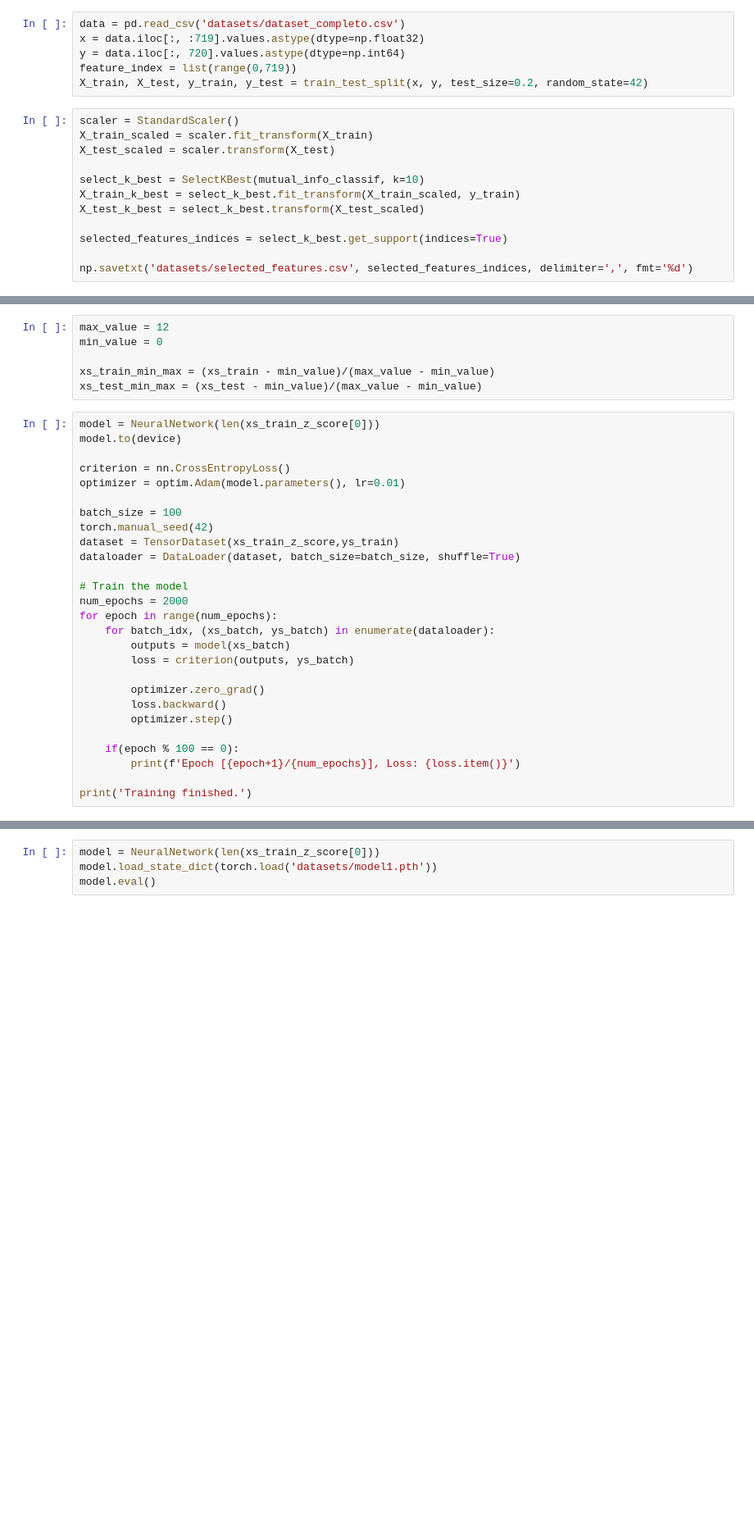
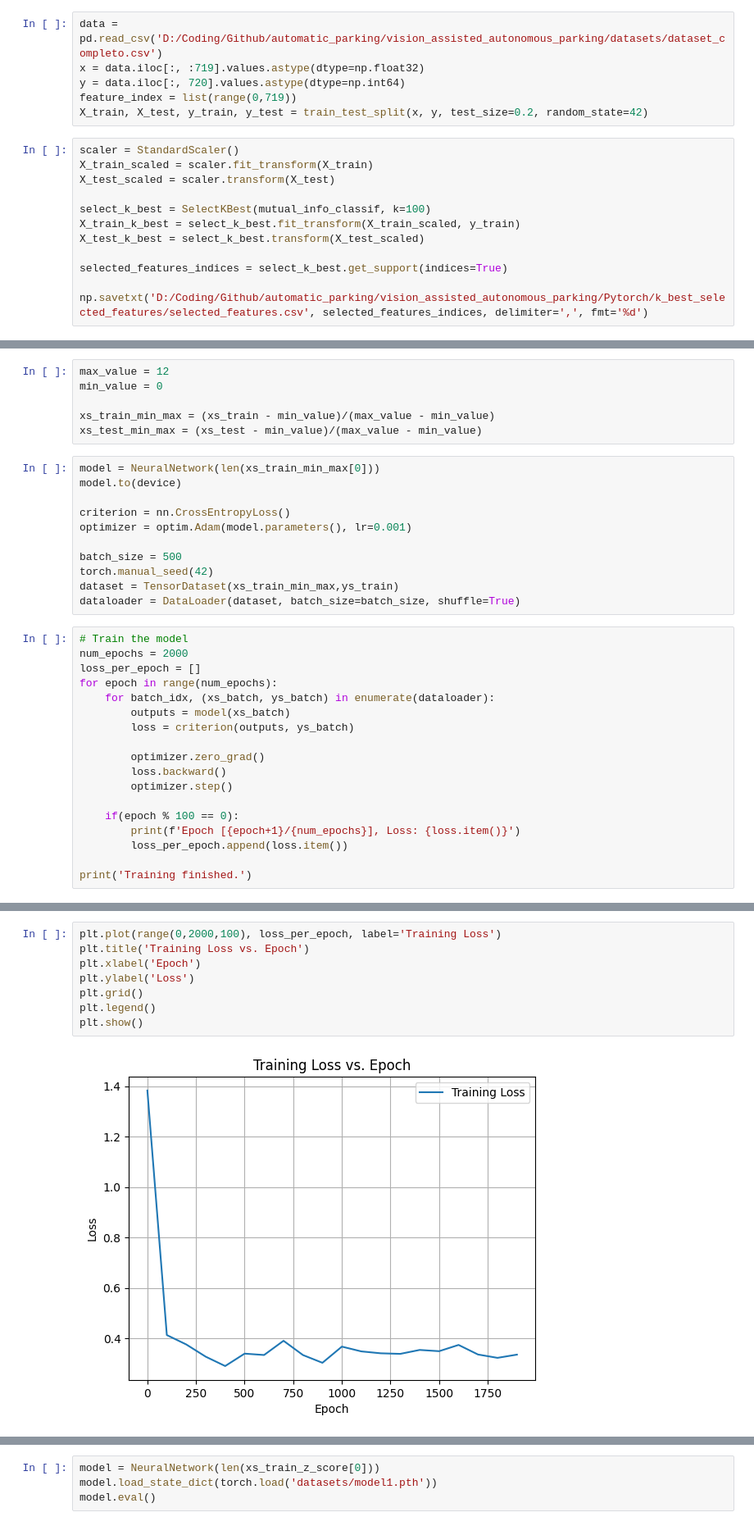
Before and after one commit to Gabeinstein/USFQ-Vision_Assisted_Autonomous_Parking, a Jupyter notebook: Pytorch/model.ipynb, the cells around one changed output, grey strips where cells are left out. Shown: that part at 82% size. Drawn from its saved outputs; the diff is of its cells as text; blank space fills up the shorter version.

```diff
--- a/Pytorch/model.ipynb
+++ b/Pytorch/model.ipynb
@@ -24,7 +25,7 @@ class NeuralNetwork(nn.Module):
 
         return x
 # %%
-data = pd.read_csv('datasets/dataset_completo.csv')
+data = pd.read_csv('D:/Coding/Github/automatic_parking/vision_assisted_autonomous_parking/datasets/dataset_completo.csv')
 x = data.iloc[:, :719].values.astype(dtype=np.float32)
 y = data.iloc[:, 720].values.astype(dtype=np.int64)
 feature_index = list(range(0,719))
@@ -34,10 +35,10 @@ scaler = StandardScaler()
 X_train_scaled = scaler.fit_transform(X_train)
 X_test_scaled = scaler.transform(X_test)
 
-select_k_best = SelectKBest(mutual_info_classif, k=10)
+select_k_best = SelectKBest(mutual_info_classif, k=100)
 X_train_k_best = select_k_best.fit_transform(X_train_scaled, y_train)
 X_test_k_best = select_k_best.transform(X_test_scaled)
 
 selected_features_indices = select_k_best.get_support(indices=True)
 
-np.savetxt('datasets/selected_features.csv', selected_features_indices, delimiter=',', fmt='%d')
+np.savetxt('D:/Coding/Github/automatic_parking/vision_assisted_autonomous_parking/Pytorch/k_best_selected_features/selected_features.csv', selected_features_indices, delimiter=',', fmt='%d')
@@ -65,20 +64,21 @@ min_value = 0
 
 xs_train_min_max = (xs_train - min_value)/(max_value - min_value)
 xs_test_min_max = (xs_test - min_value)/(max_value - min_value)
+# %%
+model = NeuralNetwork(len(xs_train_min_max[0]))
+model.to(device)
+
+criterion = nn.CrossEntropyLoss()
+optimizer = optim.Adam(model.parameters(), lr=0.001)
+
+batch_size = 500
+torch.manual_seed(42)
+dataset = TensorDataset(xs_train_min_max,ys_train)
+dataloader = DataLoader(dataset, batch_size=batch_size, shuffle=True)
 # %%
-model = NeuralNetwork(len(xs_train_z_score[0]))
-model.to(device)
-
-criterion = nn.CrossEntropyLoss()
-optimizer = optim.Adam(model.parameters(), lr=0.01)
-
-batch_size = 100
-torch.manual_seed(42)
-dataset = TensorDataset(xs_train_z_score,ys_train)
-dataloader = DataLoader(dataset, batch_size=batch_size, shuffle=True)
-
 # Train the model
 num_epochs = 2000
+loss_per_epoch = []
 for epoch in range(num_epochs):
     for batch_idx, (xs_batch, ys_batch) in enumerate(dataloader):
         outputs = model(xs_batch)
@@ -90,6 +90,7 @@ for epoch in range(num_epochs):
 
     if(epoch % 100 == 0):
         print(f'Epoch [{epoch+1}/{num_epochs}], Loss: {loss.item()}')
+        loss_per_epoch.append(loss.item())
 
 print('Training finished.')
 # %% [output]
@@ -126,3 +127,13 @@ Accuracy: 0.9976019184652278
+# %%
+plt.plot(range(0,2000,100), loss_per_epoch, label='Training Loss')
+plt.title('Training Loss vs. Epoch')
+plt.xlabel('Epoch')
+plt.ylabel('Loss')
+plt.grid()
+plt.legend()
+plt.show()
+# %% [output]
+[figure, added]
 # %%
 model.eval()
 with torch.no_grad():
```
Also changed, not shown: parts of 7 cells of this notebook, 1 other file.
